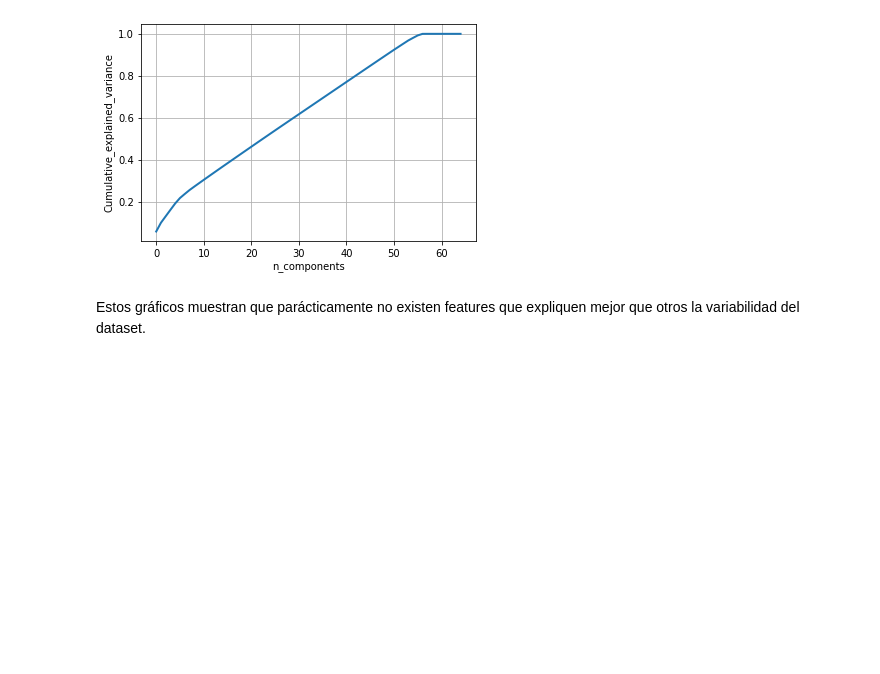
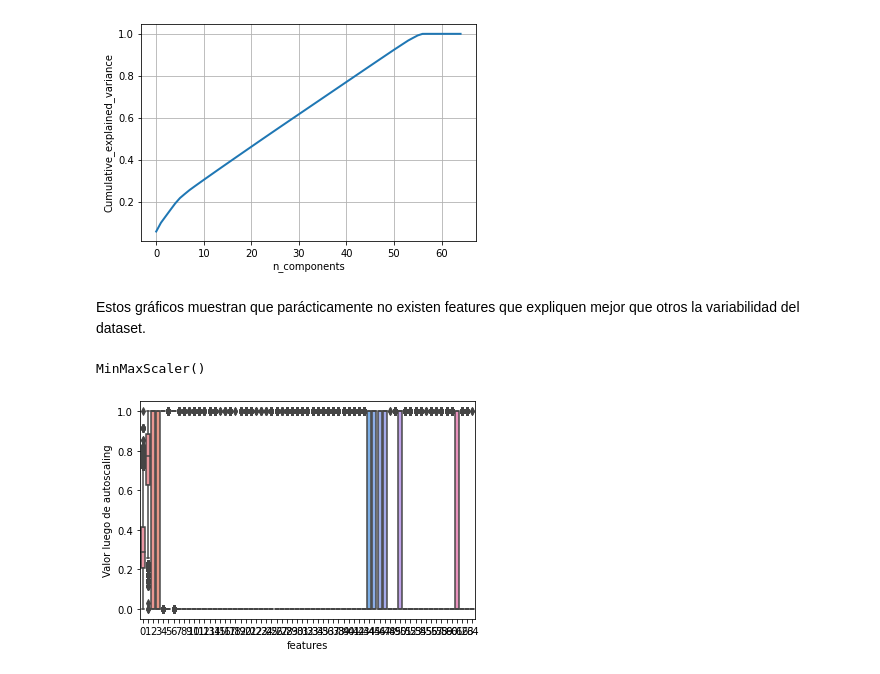
Before and after one commit to tomiambro/clusterai2020_grupo1, a Jupyter notebook: EDA_Proyecto_Final_Lea.ipynb, the cells around one changed output. Cells and saved outputs as stored; diff of their text form; code cells hidden in the pictures; blank space fills up the shorter version.

```diff
--- a/EDA_Proyecto_Final_Lea.ipynb
+++ b/EDA_Proyecto_Final_Lea.ipynb
@@ -154,3 +157,21 @@ plt.show()
 [figure]
 # %% [markdown]
 Estos gráficos muestran que parácticamente no existen features que expliquen mejor que otros la variabilidad del dataset.
+# %%
+import sklearn
+#scaler = sklearn.preprocessing.StandardScaler(copy=True, with_mean=True, with_std=True).fit(X)
+scaler = sklearn.preprocessing.MinMaxScaler().fit(X)
+scaler
+# %% [output]
+MinMaxScaler()
+# %%
+# nuestros datos pre-procesados los guardamos en "xscal"
+X_std = scaler.transform(X)
+# %%
+# visualizamos nuestros datos luego del autoscaling
+sns.boxplot(data = pd.DataFrame(X_std))
+plt.xlabel("features")
+plt.ylabel("Valor luego de autoscaling")
+plt.show()
+# %% [output]
+[figure, added]
```
Also changed, not shown: parts of 21 cells of this notebook.
